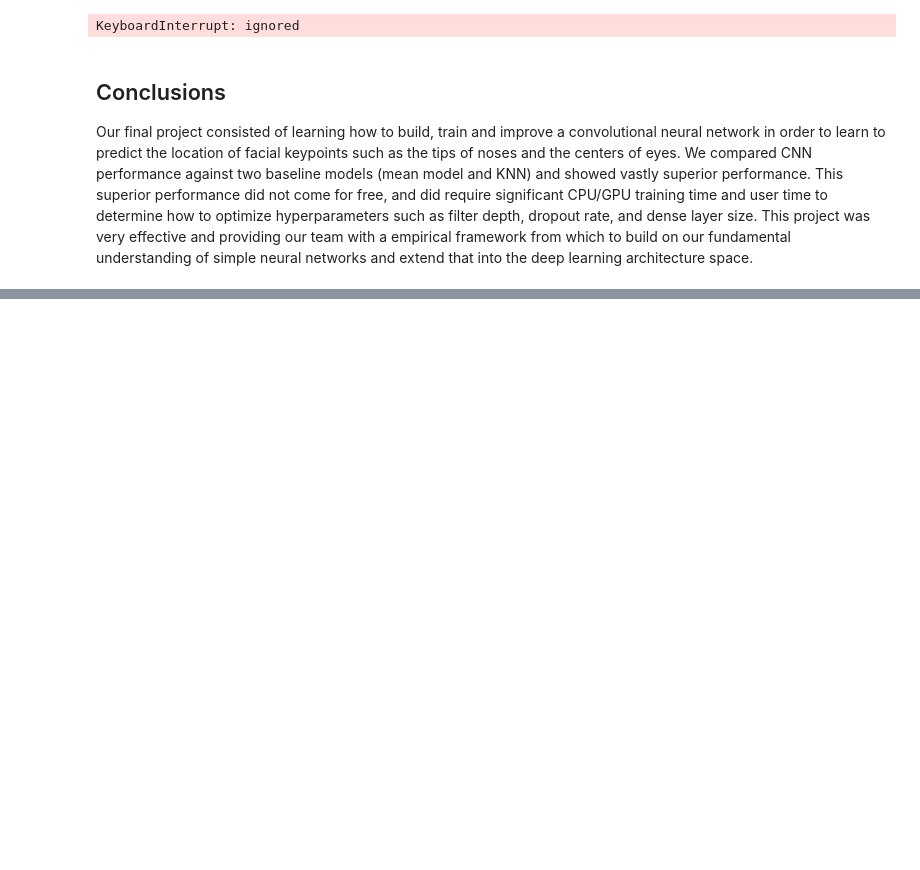
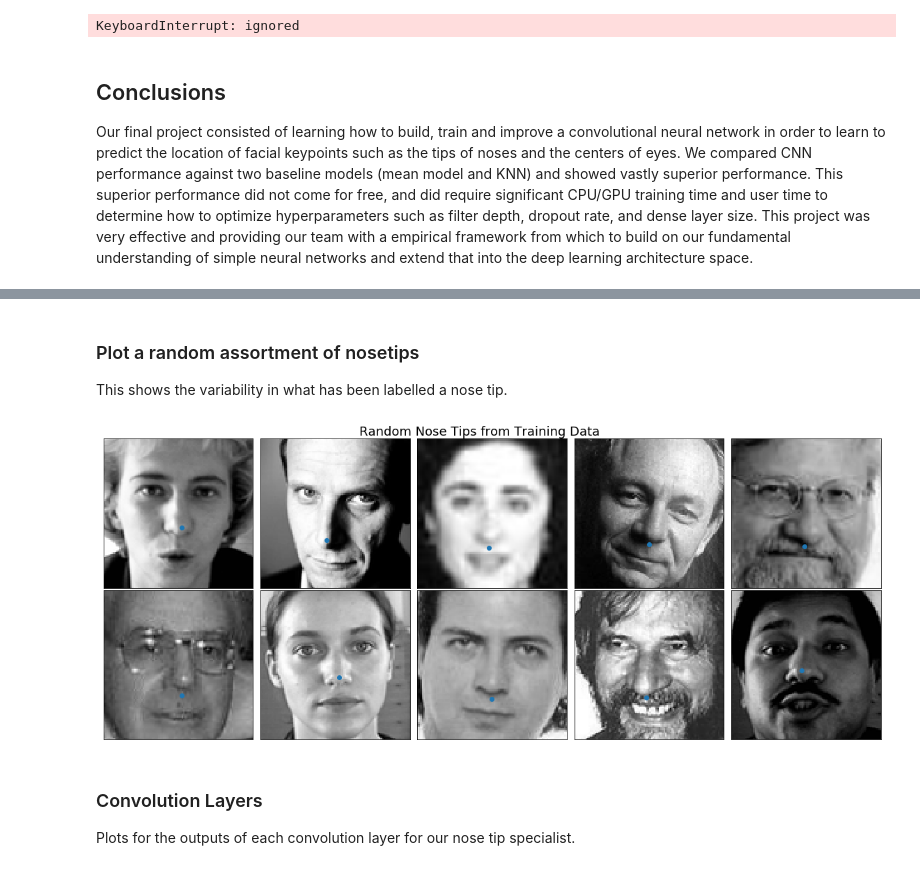
Before and after one commit to tomgoter/w207_finalproject, a Jupyter notebook: gpu_fkd_cnn_filter.ipynb, the cells around one changed output, grey strips where cells are left out. Drawn from its saved outputs; the diff is of its cells as text; code cells hidden in the pictures; blank space fills up the shorter version.

```diff
--- a/gpu_fkd_cnn_filter.ipynb
+++ b/gpu_fkd_cnn_filter.ipynb
@@ -1950,0 +2072,26 @@ Our final project consisted of learning how to build, train and improve a convol
+# %% [markdown]
+### Plot a random assortment of nosetips
+This shows the variability in what has been labelled a nose tip.
+# %%
+# Get 10 random images
+random_images = np.random.randint(0, len(df), 10)
+
+# Create a figure with 10 subplots
+fig, axes = plt.subplots(2,5,figsize=(20,8), subplot_kw={'xticks':[],'yticks':[]})
+axes = axes.flatten()
+
+# Loop over each and plot the image and the nose_tip keypoint
+for a, ax in enumerate(axes):
+  ax.imshow(df.iloc[random_images[a],-1].reshape(96,96),cmap='gray')
+  ax.scatter(x=df.iloc[random_images[a],-11],
+             y=df.iloc[random_images[a],-10])
+
+fig.subplots_adjust(hspace=0.0,wspace=0.05)
+fig.suptitle("Random Nose Tips from Training Data", fontsize=18, y=0.91)
+print()
+# %% [output]
+[figure, added]
+# %% [markdown]
+### Convolution Layers
+
+Plots for the outputs of each convolution layer for our nose tip specialist.
```
Also changed, not shown: parts of 18 cells of this notebook.
